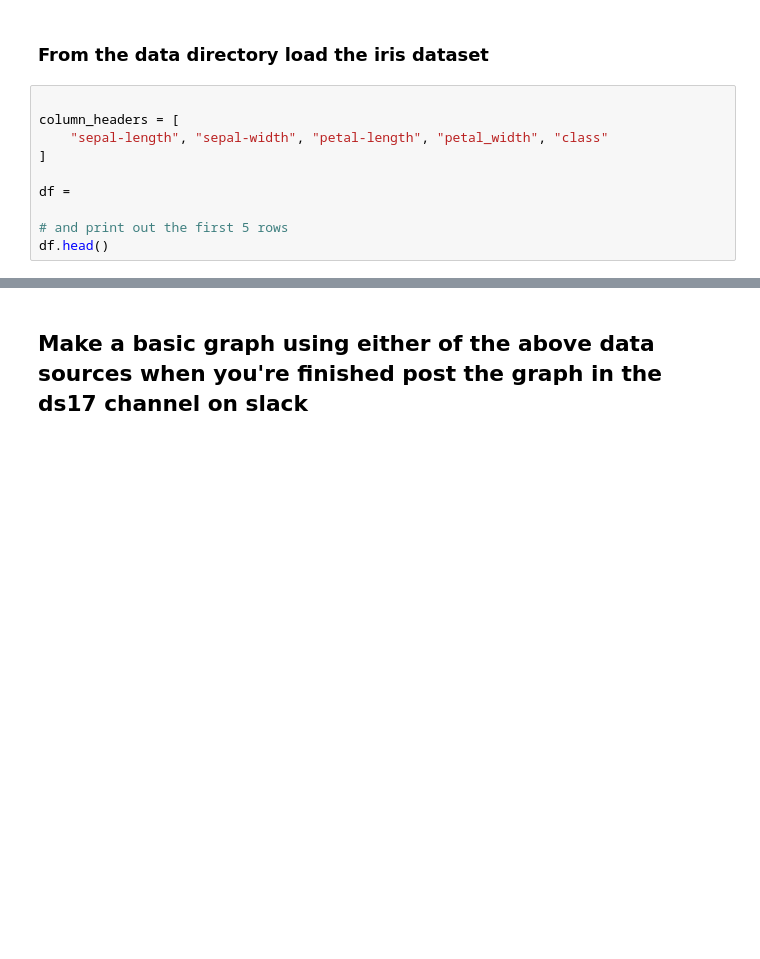
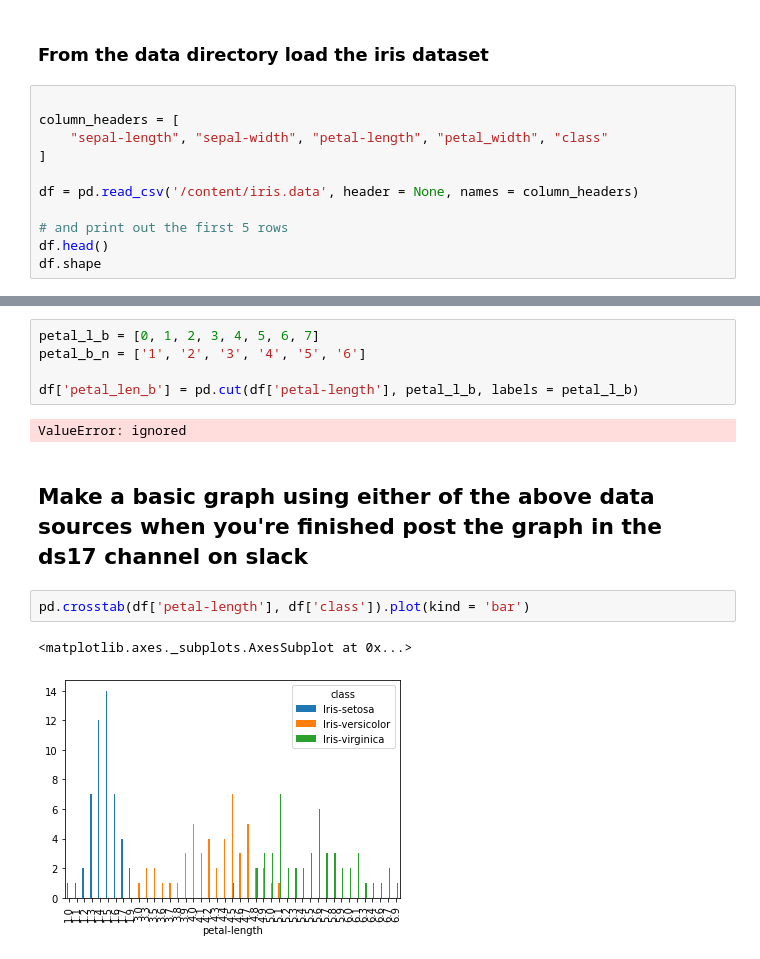
Before and after one commit to DS-17/Daily-Warm-Ups, a Jupyter notebook: Unit-1/basics.ipynb, the cells around one changed output, grey strips where cells are left out. Cells and saved outputs as stored; diff of their text form; blank space fills up the shorter version.

```diff
--- a/Unit-1/basics.ipynb
+++ b/Unit-1/basics.ipynb
@@ -60,8 +67,9 @@ column_headers = [
     "sepal-length", "sepal-width", "petal-length", "petal_width", "class"
 ]
 
-df =
+df = pd.read_csv('/content/iris.data', header = None, names = column_headers)
 
 # and print out the first 5 rows
 df.head()
+df.shape
 # %% [output]
@@ -74,2 +89,14 @@ df.head()
+# %%
+petal_l_b = [0, 1, 2, 3, 4, 5, 6, 7]
+petal_b_n = ['1', '2', '3', '4', '5', '6']
+
+df['petal_len_b'] = pd.cut(df['petal-length'], petal_l_b, labels = petal_l_b)
+# %% [output]
+ValueError: ignored
 # %% [markdown]
 ## Make a basic graph using either of the above data sources when you're finished post the graph in the ds17 channel on slack
+# %%
+pd.crosstab(df['petal-length'], df['class']).plot(kind = 'bar')
+# %% [output]
+<matplotlib.axes._subplots.AxesSubplot at 0x...>
+[figure, added]
```
Also changed, not shown: parts of 11 cells of this notebook.
